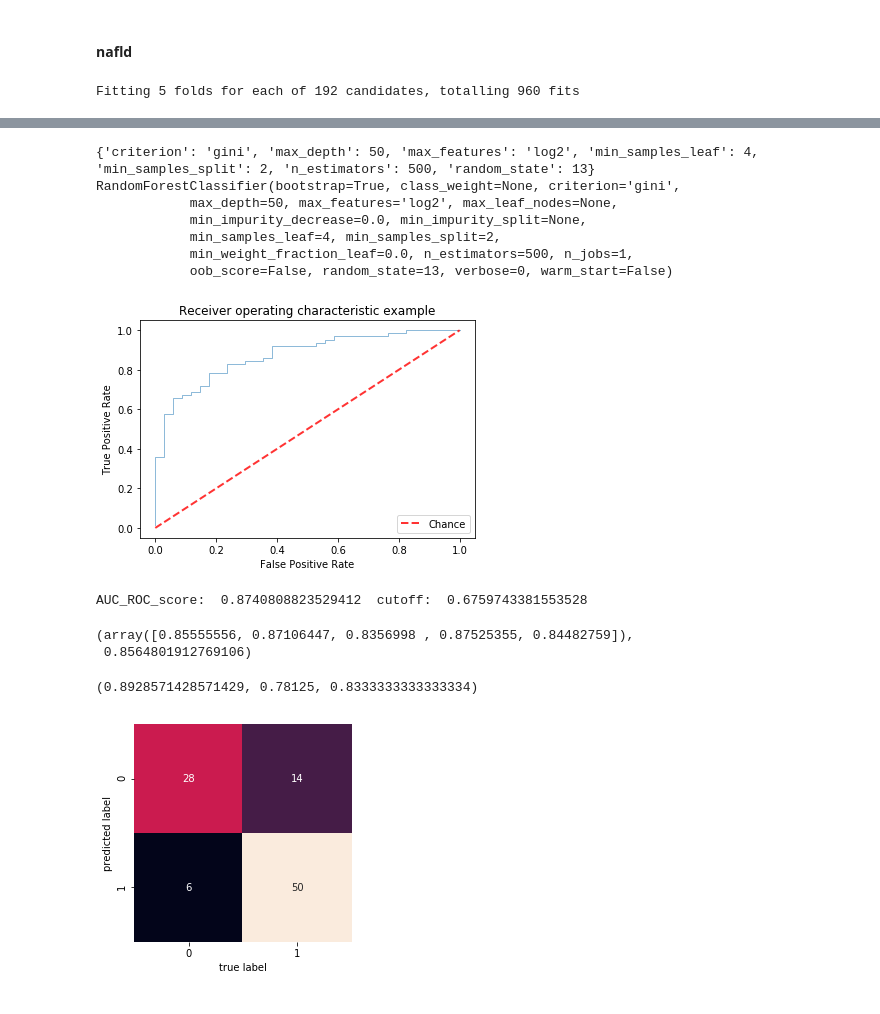
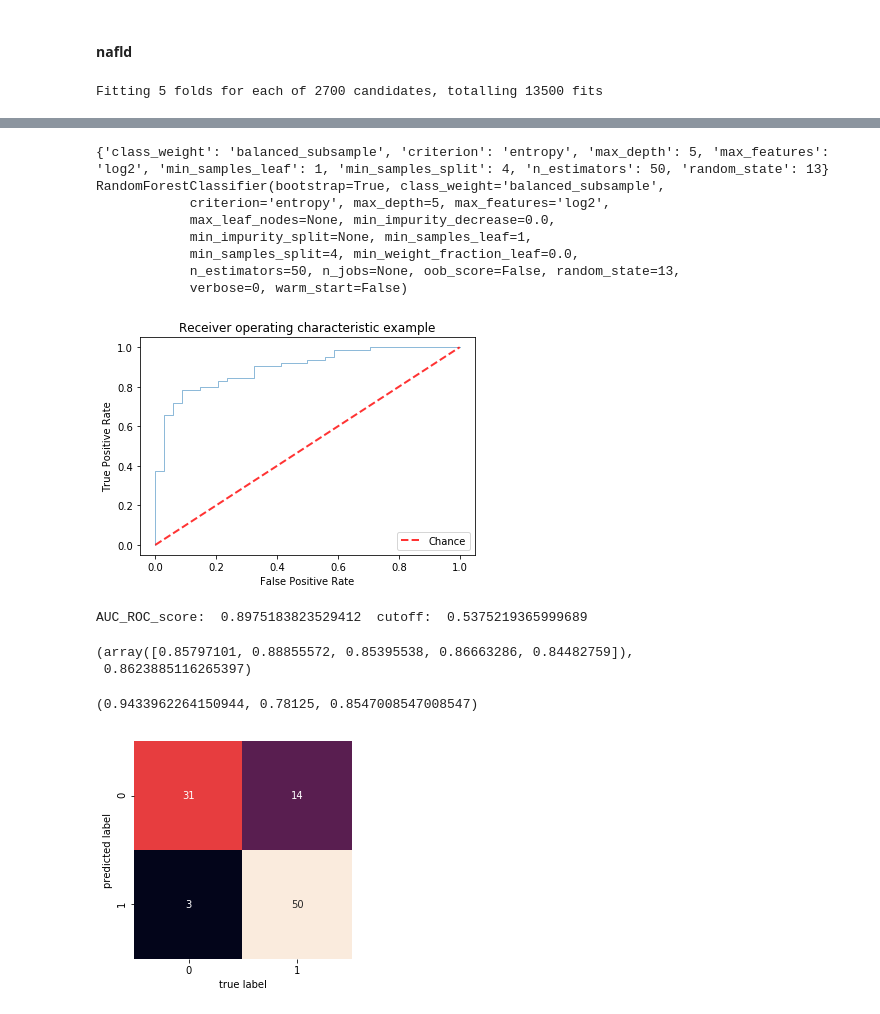
Before and after one commit to mayinghan/NAFLD, a Jupyter notebook: data_analysis.ipynb, the cells around one changed output, grey strips where cells are left out. Drawn from its saved outputs; the diff is of its cells as text; code cells hidden in the pictures.

```diff
--- a/data_analysis.ipynb
+++ b/data_analysis.ipynb
@@ -301,9 +316,10 @@ from IPython.display import Image
 #### nafld
 # %%
 # AUC_ROC
-tuned_parameters = {'n_estimators':[50, 100, 500, 1000], 'criterion':['gini', 'entropy'], 'random_state':[seed], 'max_features':['log2', 'auto'],
-                    'min_samples_split':[2, 4], 'max_depth': [10, 50, None], 'min_samples_leaf':[1,4]}
+tuned_parameters = {'n_estimators':[10, 50, 100, 500, 1000], 'criterion':['gini', 'entropy'], 'random_state':[seed],
+                    'max_features':['log2', 'auto', None], 'min_samples_split':[2, 4], 'max_depth': [5, 10, 25, 50, None],
+                    'min_samples_leaf':[1,2,4], 'class_weight': [None, 'balanced', 'balanced_subsample']}
 clf, fpr, tpr, thresholds, pred_result, cut_off = auc_roc_expr(RandomForestClassifier(), tuned_parameters,
                                                               train_X_ohe, train_y_nafld, test_X_ohe, test_y_nafld)
 # %% [output]
-Fitting 5 folds for each of 192 candidates, totalling 960 fits
+Fitting 5 folds for each of 2700 candidates, totalling 13500 fits
@@ -315,23 +344,24 @@ Fitting 5 folds for each of 192 candidates, totalling 960 fits
-{'criterion': 'gini', 'max_depth': 50, 'max_features': 'log2', 'min_samples_leaf': 4, 'min_samples_split': 2, 'n_estimators': 500, 'random_state': 13}
-RandomForestClassifier(bootstrap=True, class_weight=None, criterion='gini',
-            max_depth=50, max_features='log2', max_leaf_nodes=None,
-            min_impurity_decrease=0.0, min_impurity_split=None,
-            min_samples_leaf=4, min_samples_split=2,
-            min_weight_fraction_leaf=0.0, n_estimators=500, n_jobs=1,
-            oob_score=False, random_state=13, verbose=0, warm_start=False)
+{'class_weight': 'balanced_subsample', 'criterion': 'entropy', 'max_depth': 5, 'max_features': 'log2', 'min_samples_leaf': 1, 'min_samples_split': 4, 'n_estimators': 50, 'random_state': 13}
+RandomForestClassifier(bootstrap=True, class_weight='balanced_subsample',
+            criterion='entropy', max_depth=5, max_features='log2',
+            max_leaf_nodes=None, min_impurity_decrease=0.0,
+            min_impurity_split=None, min_samples_leaf=1,
+            min_samples_split=4, min_weight_fraction_leaf=0.0,
+            n_estimators=50, n_jobs=None, oob_score=False, random_state=13,
+            verbose=0, warm_start=False)
-[figure, old version]
+[figure, new version]
-AUC_ROC_score:  0.8740808823529412  cutoff:  0.6759743381553528
+AUC_ROC_score:  0.8975183823529412  cutoff:  0.5375219365999689
 # %%
 # CV on train + test
-get_full_cv_scores(clf)
+get_full_cv_scores(clf, train_X_ohe, train_y_nafld, test_X_ohe, test_y_nafld)
 # %% [output]
-(array([0.85555556, 0.87106447, 0.8356998 , 0.87525355, 0.84482759]),
- 0.8564801912769106)
+(array([0.85797101, 0.88855572, 0.85395538, 0.86663286, 0.84482759]),
+ 0.8623885116265397)
 # %%
 #precision, recall, f1-score based on cut-off decided from ROC_AUC
 get_binary_cls_precision_recall_f1(test_y_nafld, pred_result, list(filter(lambda x: x==1, clf.classes_))[0], cut_off)[0][:-1]
 # %% [output]
-(0.8928571428571429, 0.78125, 0.8333333333333334)
+(0.9433962264150944, 0.78125, 0.8547008547008547)
 # %%
 preds = get_binary_cls_precision_recall_f1(test_y_nafld, pred_result, list(filter(lambda x: x==1, clf.classes_))[0], cut_off)[1]
 make_confusion_matrix(test_y_nafld, preds)
```
Also changed, not shown: parts of 37 cells of this notebook.
